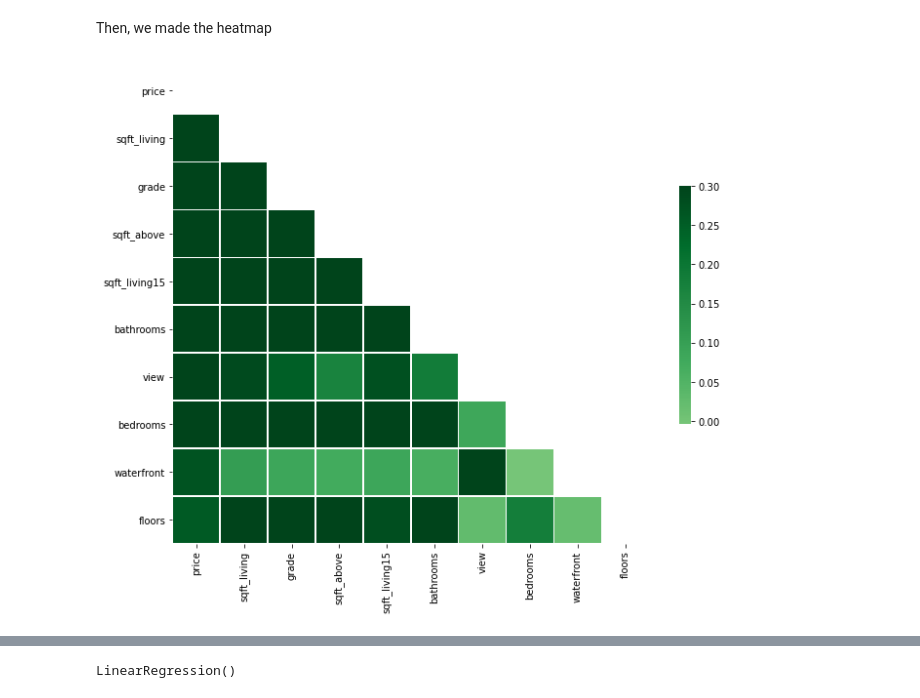
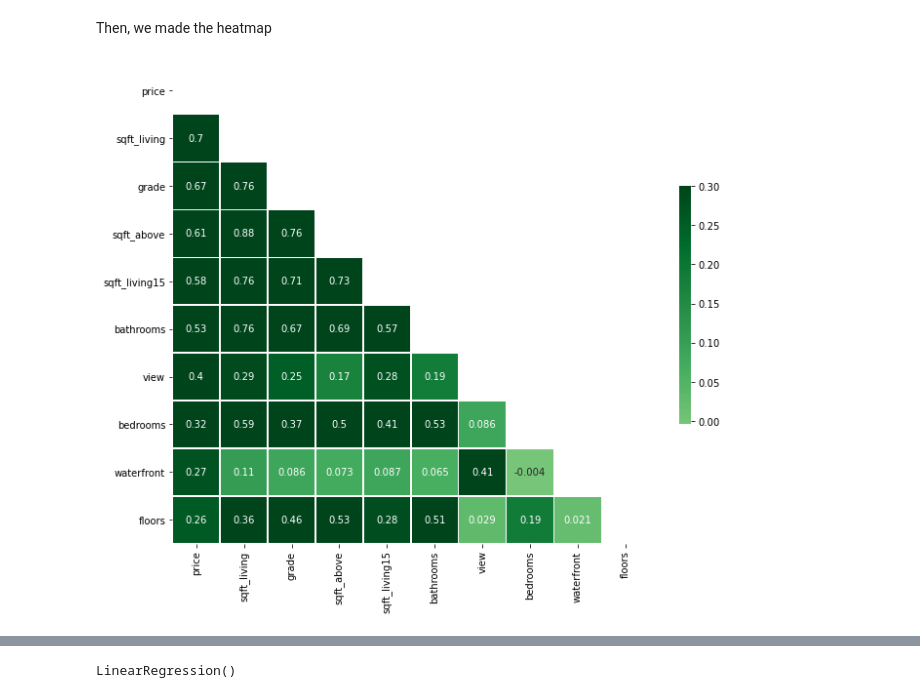
Before and after one commit to learn-co-students/bsc-phase-two-project, a Jupyter notebook: notebooks/exploratory/colette/colette_first_project2_notebook.ipynb, the cells around one changed output, grey strips where cells are left out. Saved outputs shown, nothing was run; the diff lists cells and outputs as text; code cells hidden in the pictures.

```diff
--- a/notebooks/exploratory/colette/colette_first_project2_notebook.ipynb
+++ b/notebooks/exploratory/colette/colette_first_project2_notebook.ipynb
@@ -350,17 +277,14 @@ no_bool_df
 Then, we made the heatmap
 # %%
 heatmap_df = no_bool_df.drop(columns='id')
+heatmap_df = heatmap_df.dropna()
+heatmap_df = heatmap_df.drop(labels=15856, axis=0)
 heatmap_df.corr()
 mask = np.triu(np.ones_like(heatmap_df.corr(), dtype=bool))
-
-# Set up the matplotlib figure
 f, ax = plt.subplots(figsize=(11, 9))
-
-# colormap
 cmap = "Greens"
-
-# Draw the heatmap with the mask and correct aspect ratio
 sns.heatmap(heatmap_df.corr(), mask=mask, cmap=cmap, vmax=.3, center=0,
-            square=True, linewidths=.5, cbar_kws={"shrink": .5});
+            square=True, linewidths=.5, cbar_kws={"shrink": .5}, annot=True)
+plt.savefig('heatmap.png');
 # %% [output]
-[figure, old version]
+[figure, new version]
```
Also changed, not shown: parts of 42 cells of this notebook, 3 other files.
